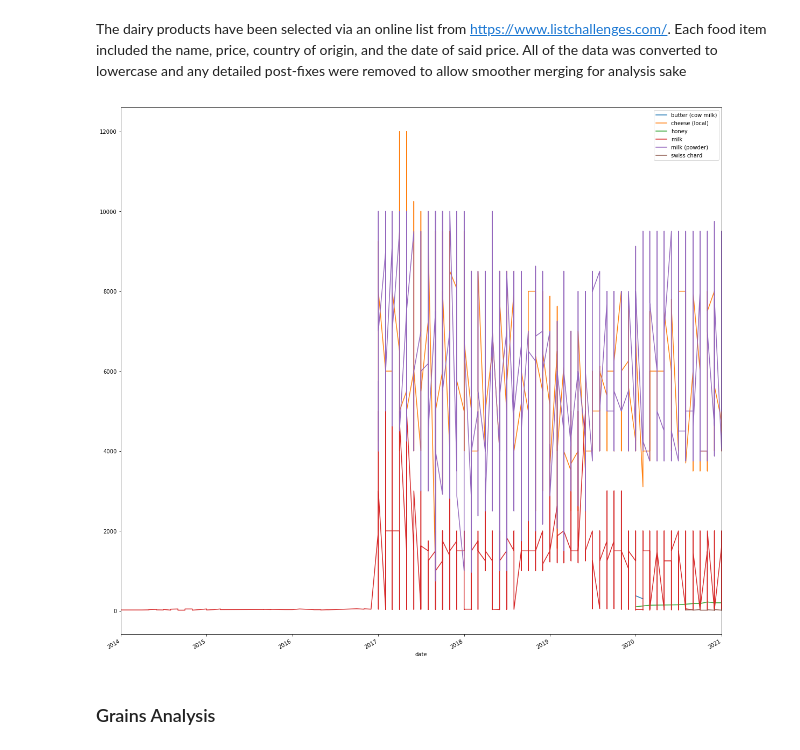
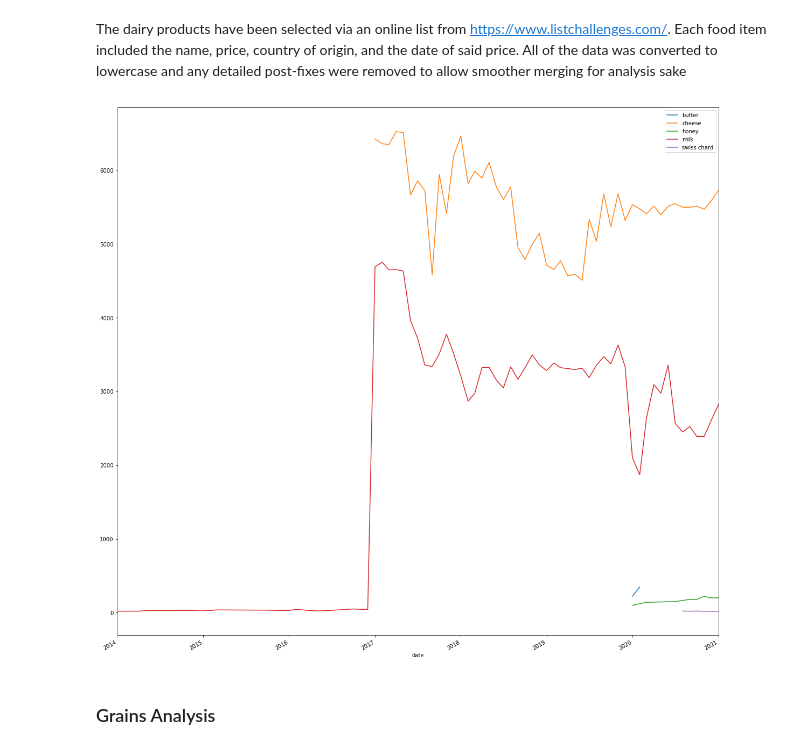
Before and after one commit to katielrink/DS_1300-FinalProject, a Jupyter notebook: Analysis/PriceAnalysis.ipynb, the cells around one changed output. Saved outputs shown, nothing was run; the diff lists cells and outputs as text; code cells hidden in the pictures.

Commit message:
List Unique Values

```diff
--- a/Analysis/PriceAnalysis.ipynb
+++ b/Analysis/PriceAnalysis.ipynb
@@ -49,6 +49,12 @@ Categories = Categories.applymap(lambda s: s.lower() if type(s) == str else s)
 
 #Shorten the names of the cm_name
 PriceData['cm_name'] = PriceData['cm_name'].str.split(' -').str.get(0)
+PriceData['cm_name'] = PriceData['cm_name'].str.split(' \(').str.get(0)
+#Shorten all names in food types list
+Categories['Fruits/Vegetables'] = Categories['Fruits/Vegetables'].str.split(' \(').str.get(0)
+Categories['Dairy'] = Categories['Dairy'].str.split(' \(').str.get(0)
+Categories['Grains'] = Categories['Grains'].str.split(' \(').str.get(0)
+Categories['Meat'] = Categories['Meat'].str.split(' \(').str.get(0)
 # %% [markdown]
 ### Break Up into Analysis
 Explain why we chose to analyze our individual parts
@@ -94,14 +100,15 @@ The dairy products have been selected via an online list from https://www.listch
 # %%
 #Price average at each date for every item
 #Combine all the items at each year to find average price
 DairyProductGroups = PriceData[PriceData['cm_name'].isin(Categories['Dairy'])] #Dairy Dataset
+DairyProductGroups = DairyProductGroups.groupby(['cm_name', 'date'], as_index=False)['mp_price'].mean()
 fig, ax = plt.subplots()
 for key, grp in DairyProductGroups.groupby(['cm_name']):
     ax = grp.plot(ax=ax, kind='line', x='date', y='mp_price', label=key, figsize=(20,20))
 plt.legend(loc='best')
 plt.show()
 # %% [output]
-[figure, old version]
+[figure, new version]
 # %% [markdown]
 ### Grains Analysis
 # %% [markdown]
```
Also changed, not shown: parts of 1 cell of this notebook.
